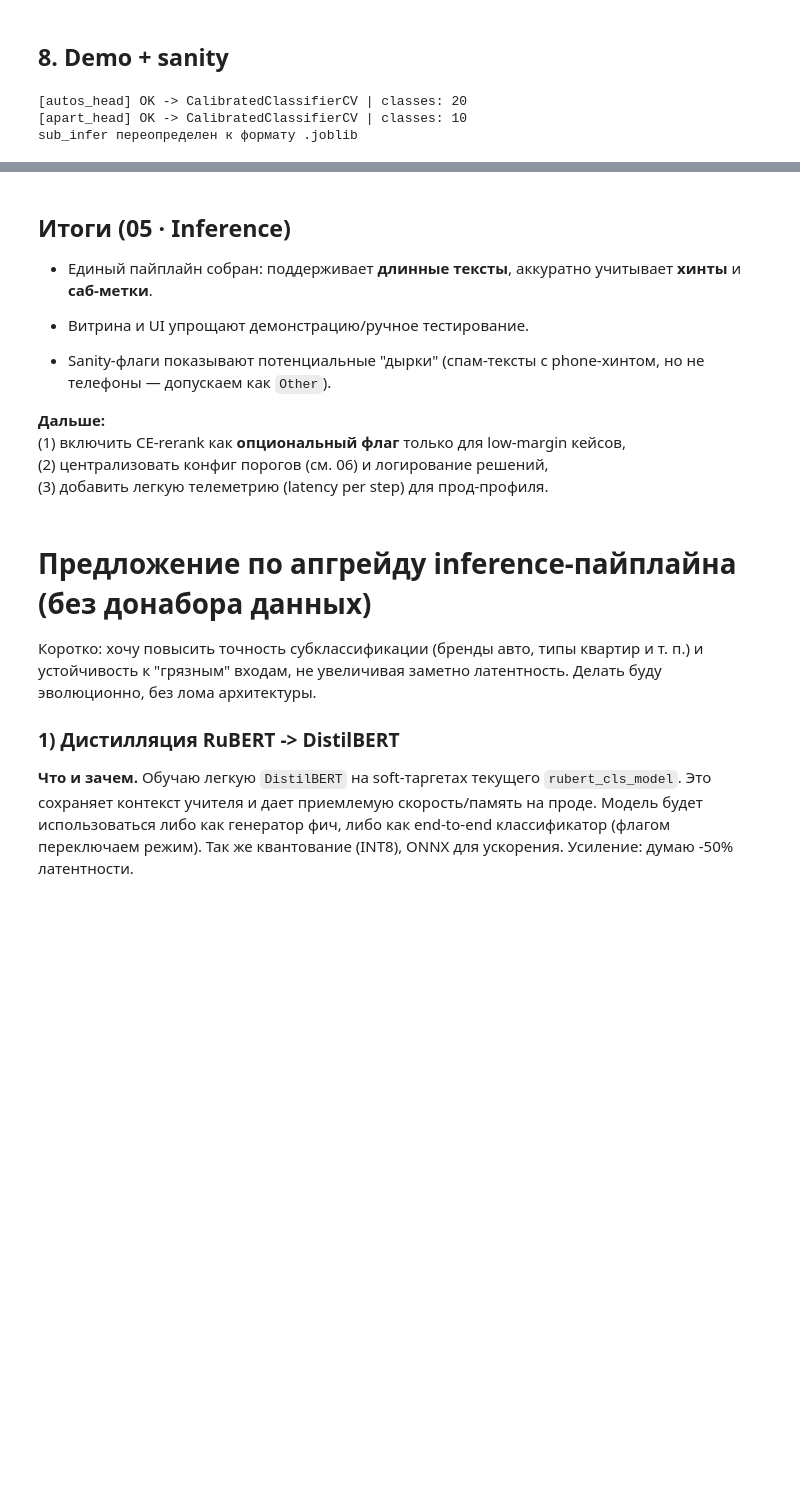
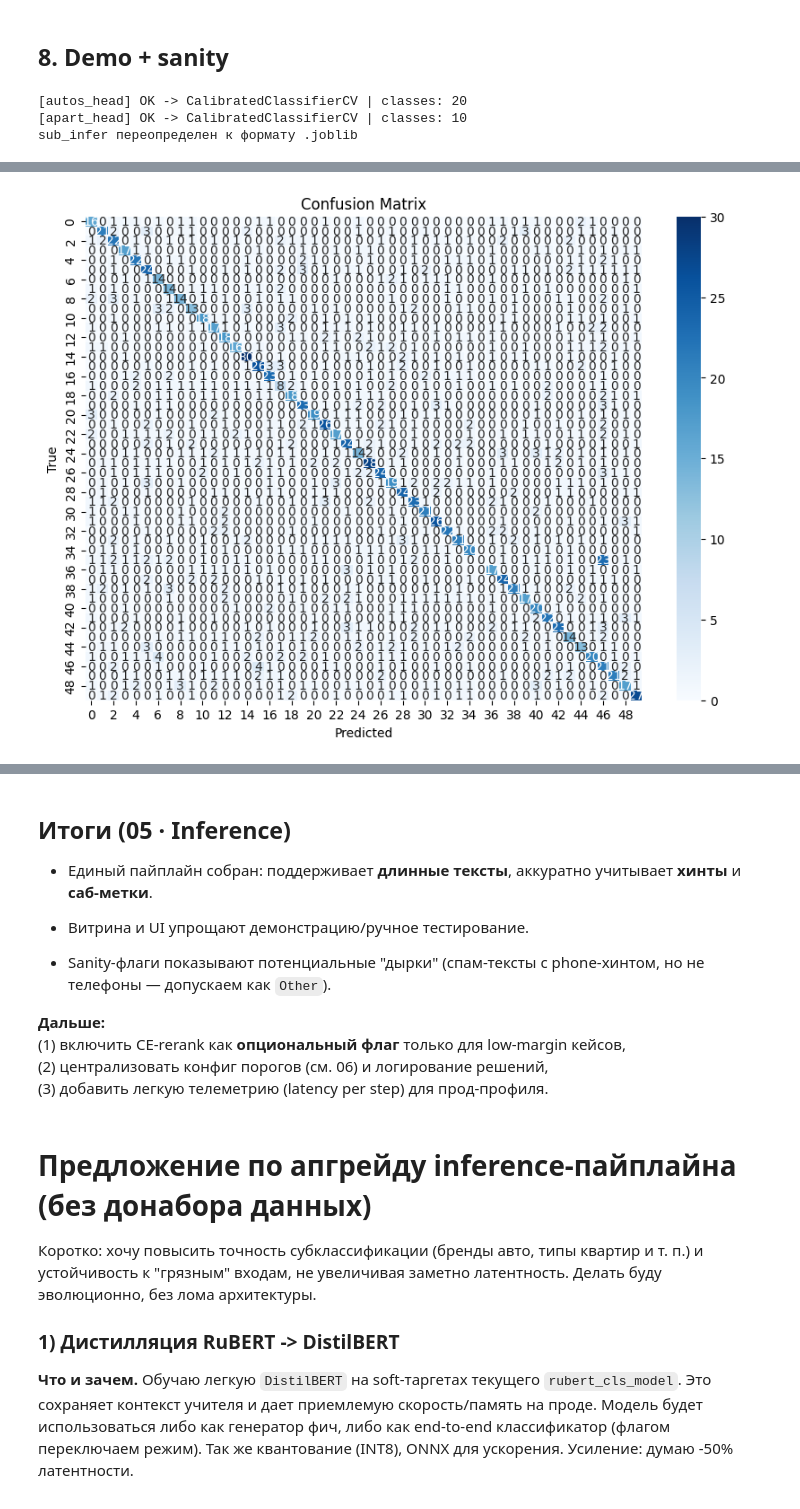
Before and after one commit to NkvMax/ad-analyser, a Jupyter notebook: notebooks/05_Inference_Pipeline_Final.ipynb, the cells around one changed output, grey strips where cells are left out. Saved outputs shown, nothing was run; the diff lists cells and outputs as text; code cells hidden in the pictures; blank space fills up the shorter version.

```diff
--- a/notebooks/05_Inference_Pipeline_Final.ipynb
+++ b/notebooks/05_Inference_Pipeline_Final.ipynb
@@ -805,0 +886,90 @@ Saved: /Users/maxim/Documents/GitHub/report-analysis/data/supervised_pred_sample
+# %%
+from sklearn.metrics import confusion_matrix, roc_auc_score, classification_report
+import seaborn as sns
+import matplotlib.pyplot as plt
+import pandas as pd
+from huggingface_hub import hf_hub_download
+import torch.nn.functional as F
+from torch.utils.data import DataLoader
+from datasets import load_dataset
+
+# Пути
+DATA_DIR = Path("/content/data")
+DATA_DIR.mkdir(parents=True, exist_ok=True)
+
+# Загрузка датасета с HF
+try:
+    dataset = load_dataset("NkvMax/ad-analyser-datasets", split="validation")  # val сплит (2k)
+    val_df = pd.DataFrame(dataset)
+    print("Доступные столбцы:", val_df.columns.tolist())
+except Exception as e:
+    print(f"Ошибка загрузки датасета: {e}")
+    raise
+
+# Адаптация к столбцам
+text_column = 'text'  # Выбираем 'text' как основной
+label_column = 'category'  # Выбираем 'category' как метки
+
+val_texts = val_df[text_column].tolist()
+true_labels = val_df[label_column].tolist()
+
+
+print("Уникальные true_labels:", set(true_labels))
+print("Количество примеров:", len(val_texts))
+
+# Создаем отображение индексов в метки
+unique_labels = sorted(set(true_labels))  # 50 уникальных меток
+label2id = {label: idx for idx, label in enumerate(unique_labels)}
+id2label = {idx: label for idx, label in enumerate(unique_labels)}
+true_labels_encoded = [label2id[label] for label in true_labels]  # Преобразуем true_labels в индексы
+
+
+
+# Определение main_infer
+def main_infer(texts):
+    inputs = main_tok(texts, return_tensors="pt", padding=True, truncation=True, max_length=256).to(DEVICE)
+    with torch.no_grad():
+        outputs = main_clf(**inputs)
+        probs = F.softmax(outputs.logits, dim=-1).cpu().numpy()
+        pred_labels = outputs.logits.argmax(dim=-1).cpu().numpy()
+        pred_scores = probs[np.arange(len(probs)), pred_labels]
+    return probs, pred_labels, pred_scores
+
+# Батчевый инференс
+batch_size = 64
+dataloader = DataLoader(val_texts, batch_size=batch_size, shuffle=False)
+all_probs, all_pred_labels, all_pred_scores = [], [], []
+for batch_texts in dataloader:
+    probs, pred_labels, pred_scores = main_infer(batch_texts)
+    all_probs.extend(probs)
+    all_pred_labels.extend(pred_labels)
+    all_pred_scores.extend(pred_scores)
+
+# Преобразуем pred_labels в строки для соответствия true_labels
+pred_labels_mapped = [id2label.get(pred, "unknown") for pred in all_pred_labels[:len(true_labels_encoded)]]
+df_val = pd.DataFrame({
+    'true_label': true_labels[:len(all_pred_labels)],
+    'pred_label': pred_labels_mapped,
+    'pred_score': all_pred_scores
+})
+
+# Метрики
+print("Отладка: Уникальные pred_labels:", set(pred_labels_mapped))
+print(classification_report(df_val['true_label'], df_val['pred_label'], zero_division=0))
+
+# Confusion matrix
+cm = confusion_matrix(df_val['true_label'], df_val['pred_label'], labels=unique_labels)
+plt.figure(figsize=(10,7))
+sns.heatmap(cm, annot=True, fmt="d", cmap="Blues")
+plt.xlabel('Predicted')
+plt.ylabel('True')
+plt.title('Confusion Matrix')
+plt.show()
+
+# ROC-AUC (на основе индексов)
+if len(all_probs) > 0:
+    roc = roc_auc_score(true_labels_encoded[:len(all_pred_labels)], all_probs, multi_class='ovr')
+    print(f"ROC-AUC: {roc:.3f}")
+else:
+    print("Нет предсказаний для ROC-AUC")
+# %% [output]
@@ -805,0 +993 @@ Saved: /Users/maxim/Documents/GitHub/report-analysis/data/supervised_pred_sample
+[figure, added]
```
Also changed, not shown: parts of 8 cells of this notebook.
